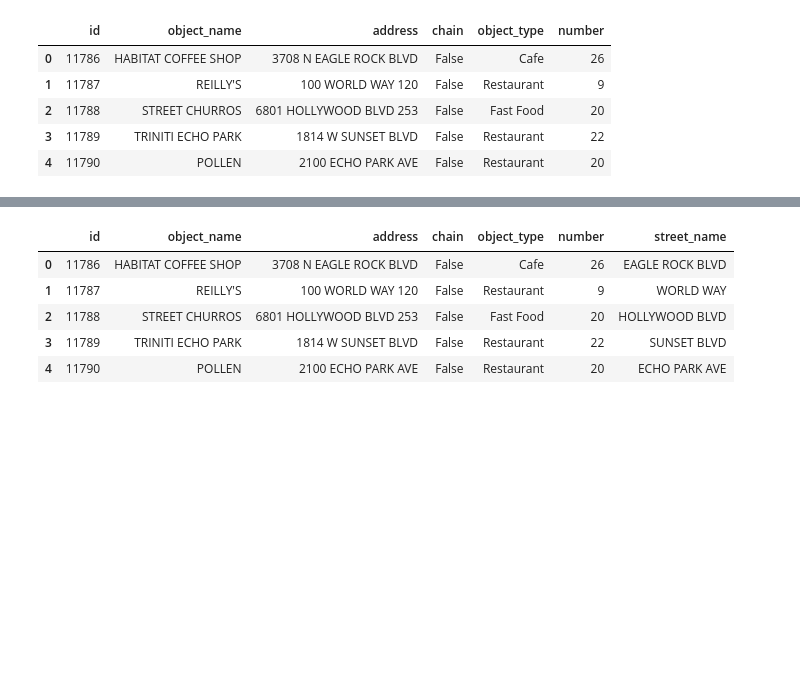
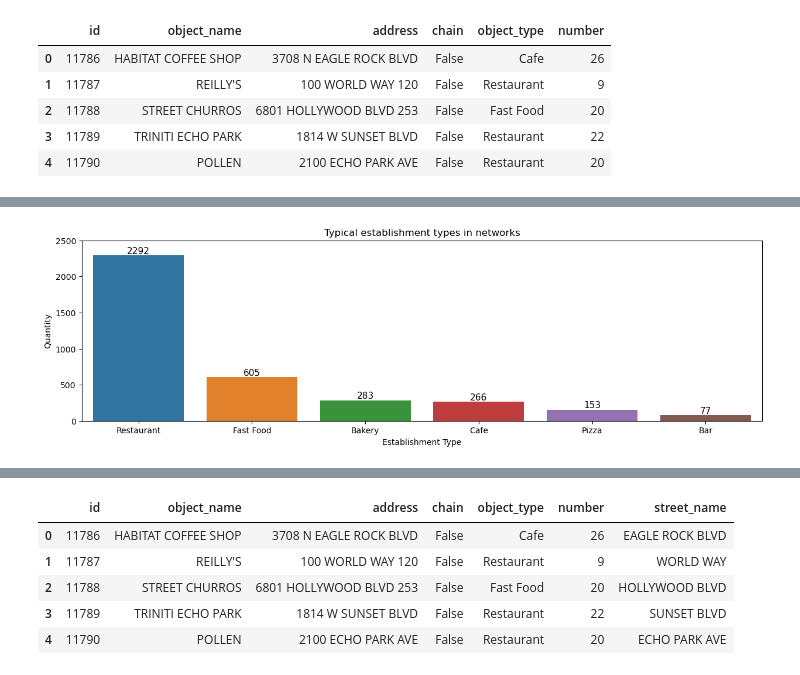
Before and after one commit to guilhermen29/Projeto-Cafeteria-Los-Angeles, a Jupyter notebook: notebook/notebook.ipynb, the cells around one changed output, grey strips where cells are left out. Drawn from its saved outputs; the diff is of its cells as text; code cells hidden in the pictures; blank space fills up the shorter version.

```diff
--- a/notebook/notebook.ipynb
+++ b/notebook/notebook.ipynb
@@ -255,0 +166,7 @@ Os tipos fast food e pizza ocupam uma posição intermediária, sugerindo format
+# %%
+network_types = data[data['chain']== True]
+network_types = network_types['object_type'].value_counts()
+network_types = (network_types.reset_index().rename(columns={'index': 'object_type', 'object_type': 'quantity'}))
+network_types['percentual'] = ((network_types['quantity'] / network_types['quantity'].sum()) * 100).round(2)
+
+network_types.head()
@@ -255,0 +180,14 @@ Os tipos fast food e pizza ocupam uma posição intermediária, sugerindo format
+# %%
+plt.figure(figsize=(15,4))
+ax=sns.barplot(data=network_types,x='object_type',y='quantity')
+
+plt.title('Typical establishment types in networks')
+plt.xlabel('Establishment Type')
+plt.ylabel('Quantity')
+plt.ylim(0,2500)
+
+for p, valor in zip(ax.patches, network_types['quantity']):ax.annotate(f'{valor}',(p.get_x() + p.get_width() / 2, p.get_height()),ha='center',va='bottom',fontsize=11)
+
+plt.show()
+# %% [output]
+[figure, added]
```
Also changed, not shown: parts of 80 cells of this notebook.
